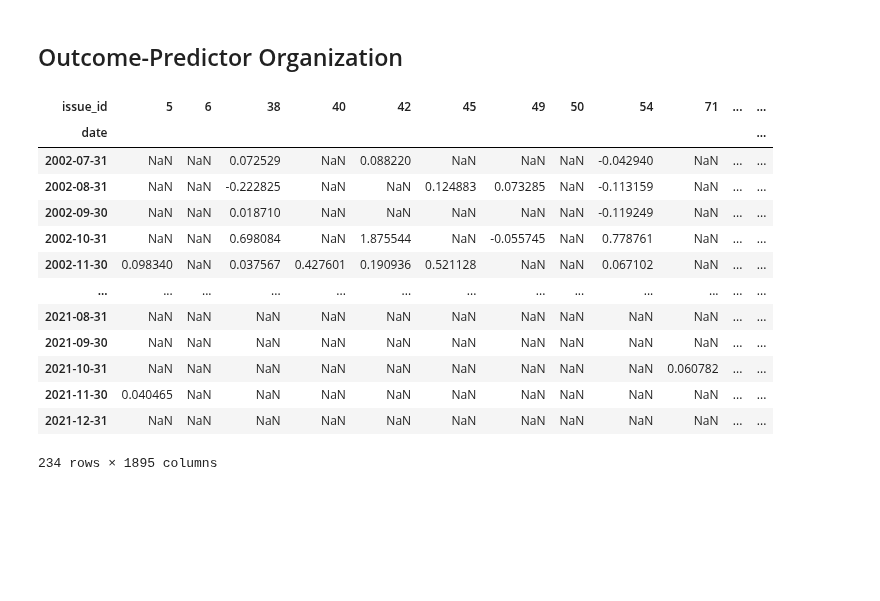
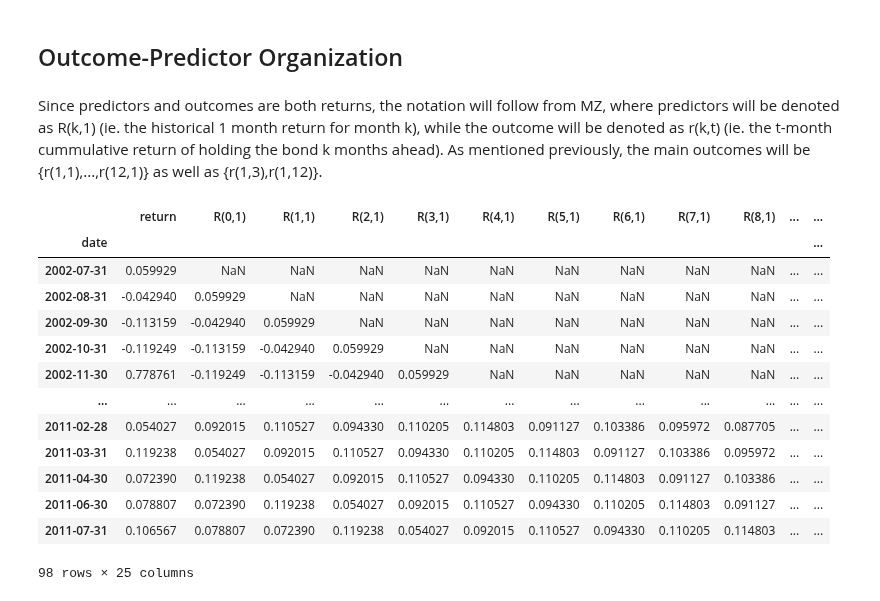
Before and after one commit to santoromano/Corporate-Bond-Factors, a Jupyter notebook: empirics.ipynb, the cells around one changed output. Drawn from its saved outputs; the diff is of its cells as text; code cells hidden in the pictures; blank space fills up the shorter version.

Commit message:
predictors

```diff
--- a/empirics.ipynb
+++ b/empirics.ipynb
@@ -43,7 +43,7 @@ Hence the data should be indexed at the bond-month level (ie. all predictors and
 ## Summary Stats
 # %%
 # Chronological order, indexes by month-bond
-data = data.sort_values(by='date')
+data = data.sort_values(by=['date', 'issue_id'])
 data = data.set_index(['date', 'issue_id'])
 # %%
 print('There are', len(data.index.get_level_values(0).unique()), ' unique months in the panel')
@@ -63,25 +63,29 @@ print('There are on average ', bonds.describe().loc['mean'][0].astype(int),
 There are on average  373  bonds in each monthly cross-section, with as few as  190.0  and as many as  594.0
 # %% [markdown]
 ## Outcome-Predictor Organization
+# %% [markdown]
+Since predictors and outcomes are both returns, the notation will follow from MZ, where predictors will be denoted as R(k,1) (ie. the historical 1 month return for month k), while the outcome will be denoted as r(k,t) (ie. the t-month cummulative return of holding the bond k months ahead). As mentioned previously, the main outcomes will be {r(1,1),...,r(12,1)} as well as {r(1,3),r(1,12)}.
 # %%
 df = data.copy()
-# %%
-# Unstacks (indexes purely by month)
-df = df.unstack(-1)
 # %%
-df['return'].shift(-1)
+# Predictors: Past 1-month Returns
+for i in range(24):
+    df['R('+str(i)+',1)'] = df.groupby(level=1)['return'].shift(i+1)
-# %% [output]
-| issue_id | 5 | 6 | 38 | 40 | 42 | 45 | 49 | 50 | 54 | 71 | ... | ... |
-| date |  |  |  |  |  |  |  |  |  |  |  | ... |
-| 2002-07-31 | NaN | NaN | 0.072529 | NaN | 0.088220 | NaN | NaN | NaN | -0.042940 | NaN | ... | ... |
-| 2002-08-31 | NaN | NaN | -0.222825 | NaN | NaN | 0.124883 | 0.073285 | NaN | -0.113159 | NaN | ... | ... |
-| 2002-09-30 | NaN | NaN | 0.018710 | NaN | NaN | NaN | NaN | NaN | -0.119249 | NaN | ... | ... |
-| 2002-10-31 | NaN | NaN | 0.698084 | NaN | 1.875544 | NaN | -0.055745 | NaN | 0.778761 | NaN | ... | ... |
-| 2002-11-30 | 0.098340 | NaN | 0.037567 | 0.427601 | 0.190936 | 0.521128 | NaN | NaN | 0.067102 | NaN | ... | ... |
-| ... | ... | ... | ... | ... | ... | ... | ... | ... | ... | ... | ... | ... |
-| 2021-08-31 | NaN | NaN | NaN | NaN | NaN | NaN | NaN | NaN | NaN | NaN | ... | ... |
-| 2021-09-30 | NaN | NaN | NaN | NaN | NaN | NaN | NaN | NaN | NaN | NaN | ... | ... |
-| 2021-10-31 | NaN | NaN | NaN | NaN | NaN | NaN | NaN | NaN | NaN | 0.060782 | ... | ... |
-| 2021-11-30 | 0.040465 | NaN | NaN | NaN | NaN | NaN | NaN | NaN | NaN | NaN | ... | ... |
-| 2021-12-31 | NaN | NaN | NaN | NaN | NaN | NaN | NaN | NaN | NaN | NaN | ... | ... |
-234 rows × 1895 columns
+# %%
+# Example of predictors
+df.xs(54, level=1).iloc[:,19:]
+# %% [output]
+|  | return | R(0,1) | R(1,1) | R(2,1) | R(3,1) | R(4,1) | R(5,1) | R(6,1) | R(7,1) | R(8,1) | ... | ... |
+| date |  |  |  |  |  |  |  |  |  |  |  | ... |
+| 2002-07-31 | 0.059929 | NaN | NaN | NaN | NaN | NaN | NaN | NaN | NaN | NaN | ... | ... |
+| 2002-08-31 | -0.042940 | 0.059929 | NaN | NaN | NaN | NaN | NaN | NaN | NaN | NaN | ... | ... |
+| 2002-09-30 | -0.113159 | -0.042940 | 0.059929 | NaN | NaN | NaN | NaN | NaN | NaN | NaN | ... | ... |
+| 2002-10-31 | -0.119249 | -0.113159 | -0.042940 | 0.059929 | NaN | NaN | NaN | NaN | NaN | NaN | ... | ... |
+| 2002-11-30 | 0.778761 | -0.119249 | -0.113159 | -0.042940 | 0.059929 | NaN | NaN | NaN | NaN | NaN | ... | ... |
+| ... | ... | ... | ... | ... | ... | ... | ... | ... | ... | ... | ... | ... |
+| 2011-02-28 | 0.054027 | 0.092015 | 0.110527 | 0.094330 | 0.110205 | 0.114803 | 0.091127 | 0.103386 | 0.095972 | 0.087705 | ... | ... |
+| 2011-03-31 | 0.119238 | 0.054027 | 0.092015 | 0.110527 | 0.094330 | 0.110205 | 0.114803 | 0.091127 | 0.103386 | 0.095972 | ... | ... |
+| 2011-04-30 | 0.072390 | 0.119238 | 0.054027 | 0.092015 | 0.110527 | 0.094330 | 0.110205 | 0.114803 | 0.091127 | 0.103386 | ... | ... |
+| 2011-06-30 | 0.078807 | 0.072390 | 0.119238 | 0.054027 | 0.092015 | 0.110527 | 0.094330 | 0.110205 | 0.114803 | 0.091127 | ... | ... |
+| 2011-07-31 | 0.106567 | 0.078807 | 0.072390 | 0.119238 | 0.054027 | 0.092015 | 0.110527 | 0.094330 | 0.110205 | 0.114803 | ... | ... |
+98 rows × 25 columns
```
Also changed, not shown: parts of 3 cells of this notebook.
